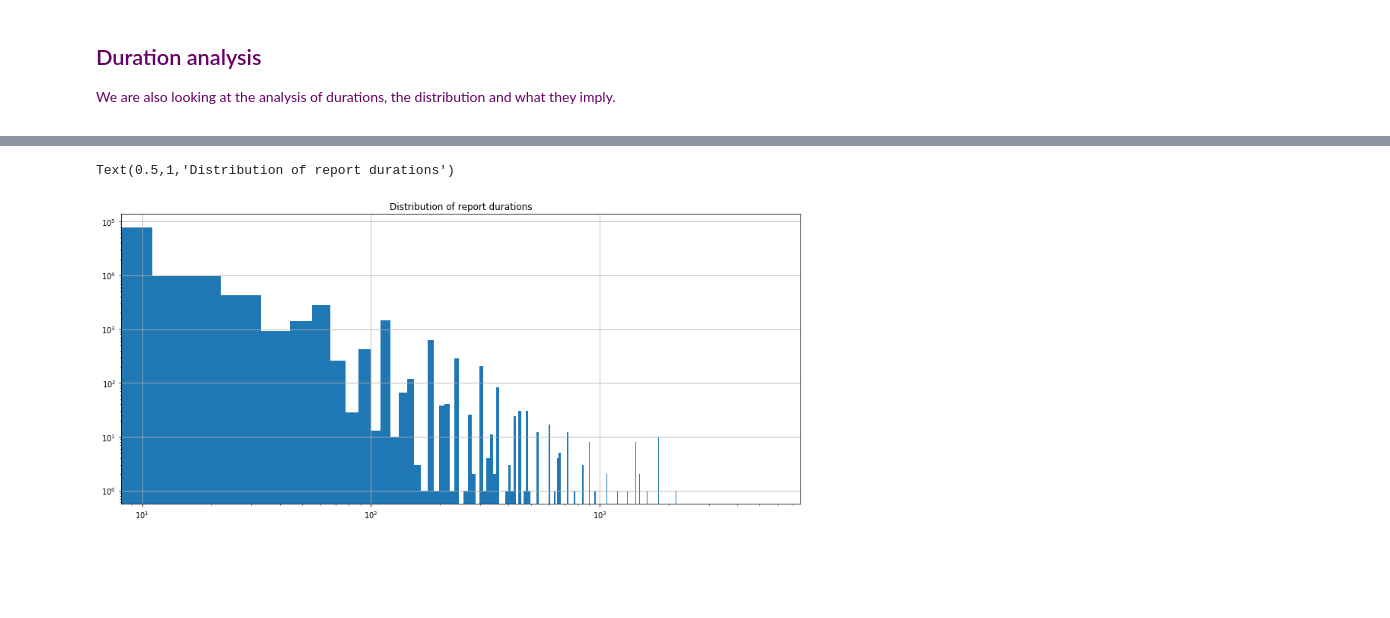
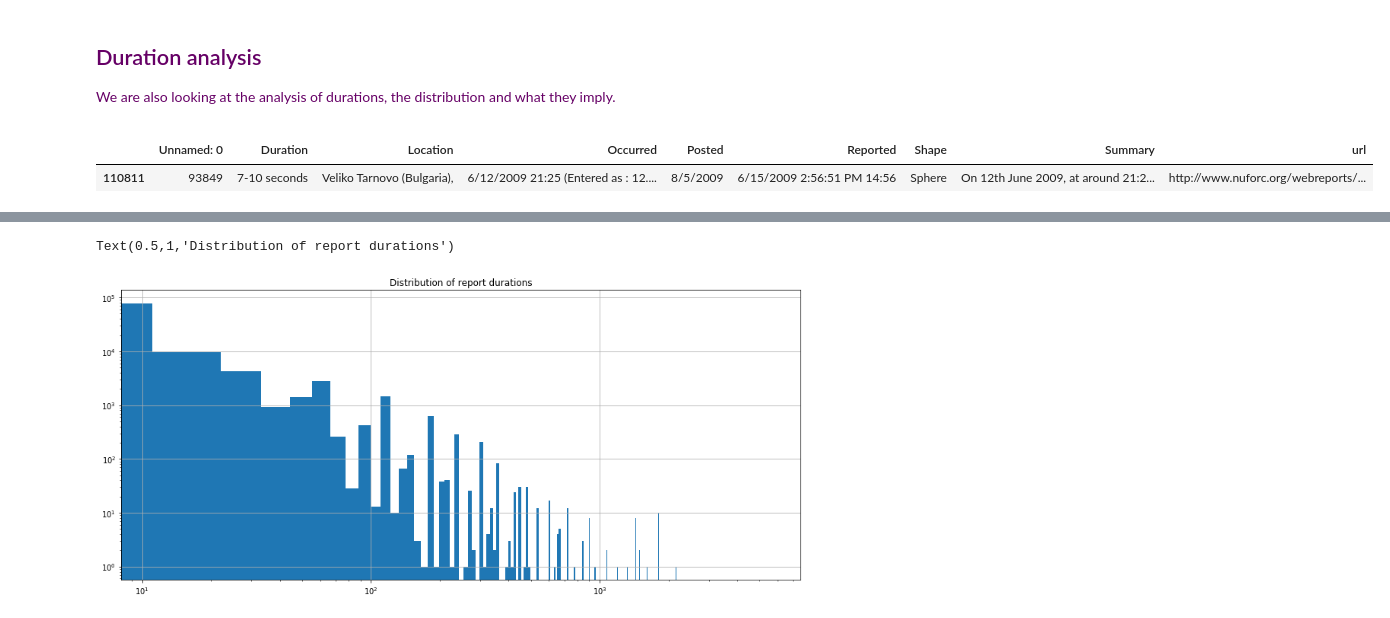
Before and after one commit to kiru/ada_project, a Jupyter notebook: UFO-Jurgis.ipynb, the cells around one changed output, grey strips where cells are left out. Drawn from its saved outputs; the diff is of its cells as text; code cells hidden in the pictures; blank space fills up the shorter version.

```diff
--- a/UFO-Jurgis.ipynb
+++ b/UFO-Jurgis.ipynb
@@ -327,6 +687,11 @@ plt.show()
 ## Duration analysis
 
 We are also looking at the analysis of durations, the distribution and what they imply.
+# %%
+df_c.sample(1).head()
+# %% [output]
+|  | Unnamed: 0 | Duration | Location | Occurred | Posted | Reported | Shape | Summary | url |
+| 110811 | 93849 | 7-10 seconds | Veliko Tarnovo (Bulgaria), | 6/12/2009 21:25 (Entered as : 12.... | 8/5/2009 | 6/15/2009 2:56:51 PM 14:56 | Sphere | On 12th June 2009, at around 21:2... | http://www.nuforc.org/webreports/... |
 # %%
 df_durations = df_reports[['Duration', 'Occurred', 'Shape']].copy()
 # %%
```
Also changed, not shown: parts of 67 cells of this notebook.
